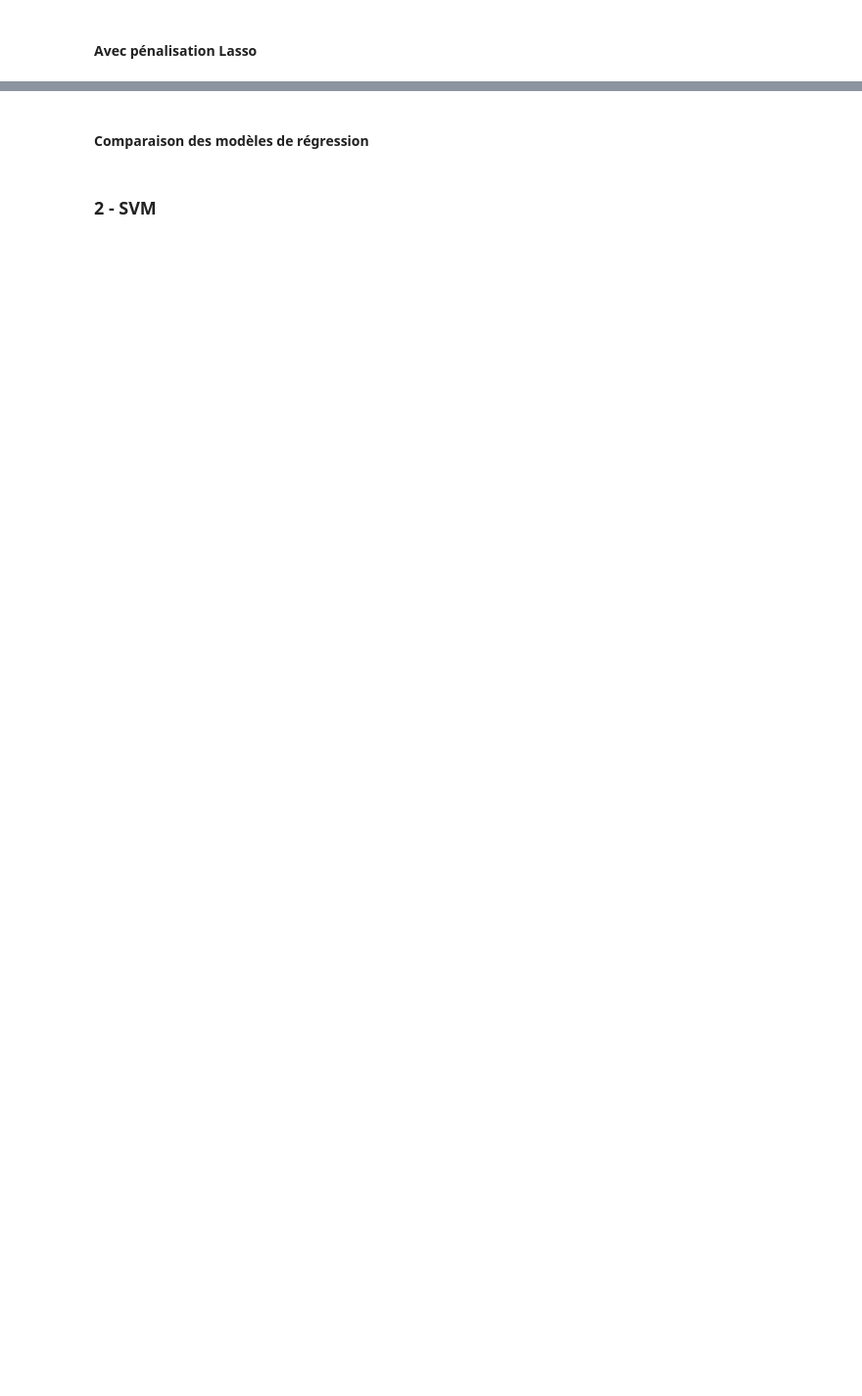
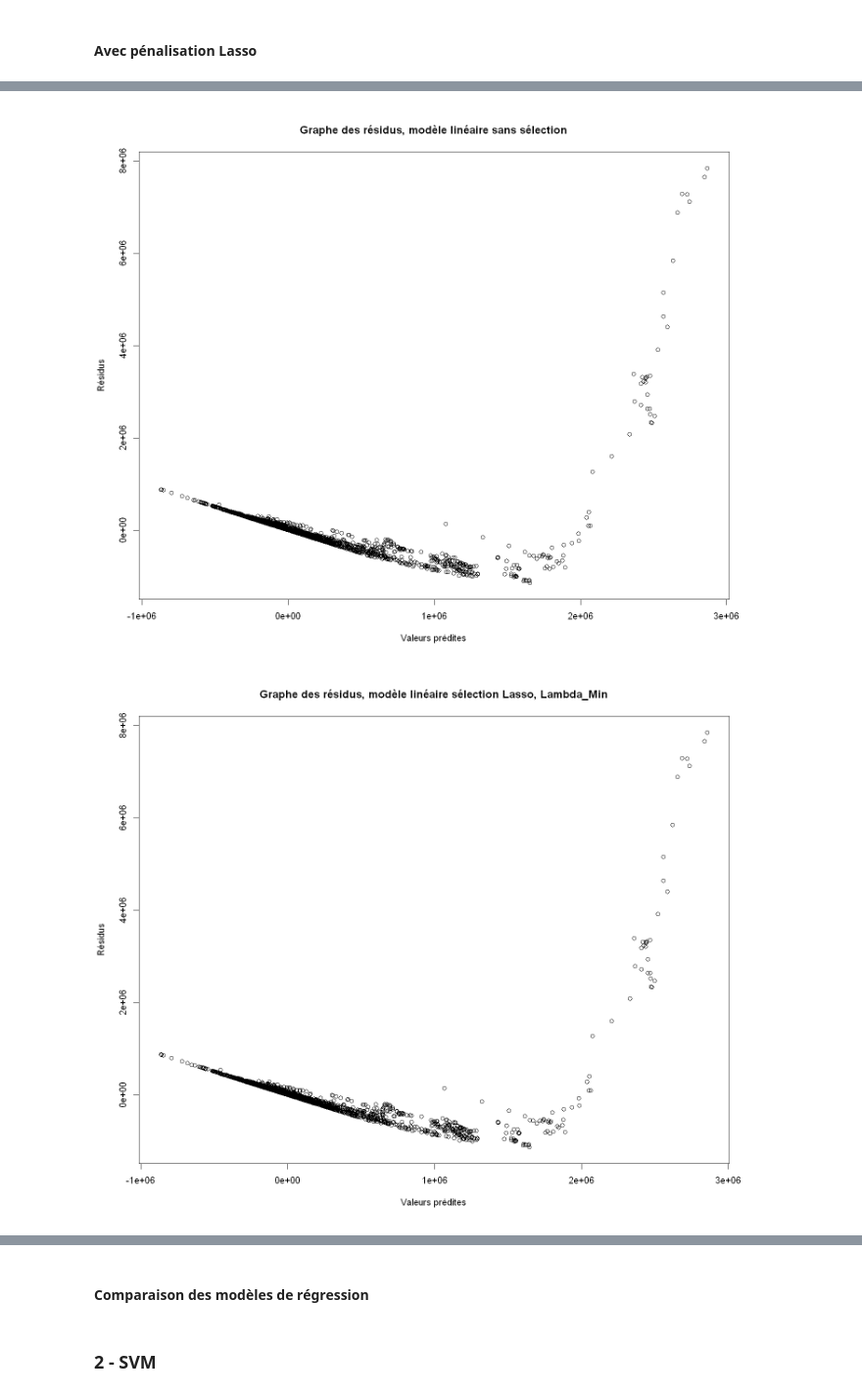
Before and after one commit to PaolaDeTruchis/MachineLearning, a Jupyter notebook: Projet_ML_R.ipynb, the cells around one changed output, grey strips where cells are left out. Shown at 98% size. Saved outputs shown, nothing was run; the diff lists cells and outputs as text; code cells hidden in the pictures; blank space fills up the shorter version.

```diff
--- a/Projet_ML_R.ipynb
+++ b/Projet_ML_R.ipynb
@@ -776,0 +772,21 @@ Signif. codes:  0 '***' 0.001 '**' 0.01 '*' 0.05 '.' 0.1 ' ' 1
+# %%
+# Comparaison entre ML sans sélection et ML Lasso (pour Lambda_min et Lambda_se)
+
+# Modèle Linéaire, Lasso, Lambda_min
+
+fit.lasso.min = predict(reg.lasso.cv, s = "lambda.min", newx = x.mat)
+res.lasso.min = CO2_appr - fit.lasso.min
+
+# Modèle Linéaire, Lasso, Lambda1se
+
+fit.lasso.1se = predict(reg.lasso.cv, s = "lambda.1se", newx = x.mat)
+res.lasso.1se = CO2_appr - fit.lasso.1se
+
+# Affichage
+
+plot(fit.lm, res.lm, main="Graphe des résidus, modèle linéaire sans sélection", xlab = "Valeurs prédites", ylab = "Résidus")
+plot(fit.lasso.min, res.lasso.min, main = "Graphe des résidus, modèle linéaire sélection Lasso, Lambda_Min", xlab = "Valeurs prédites", ylab = "Résidus")
+plot(fit.lasso.1se, res.lasso.1se, main = "Graphe des résidus, modèle linéaire sélection Lasso, Lambda_1se", xlab = "Valeurs prédites", ylab = "Résidus")
+# %% [output]
+[figure, added]
+[figure, added]
```
Also changed, not shown: parts of 30 cells of this notebook.
